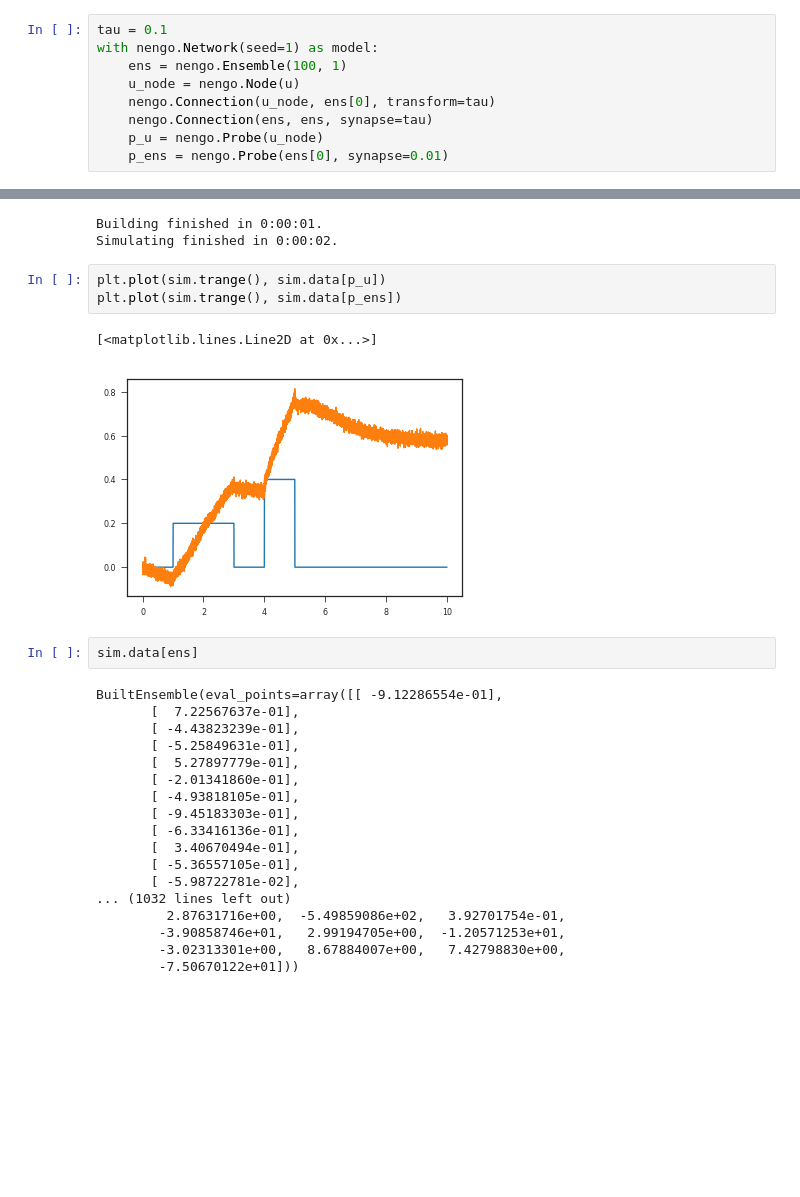
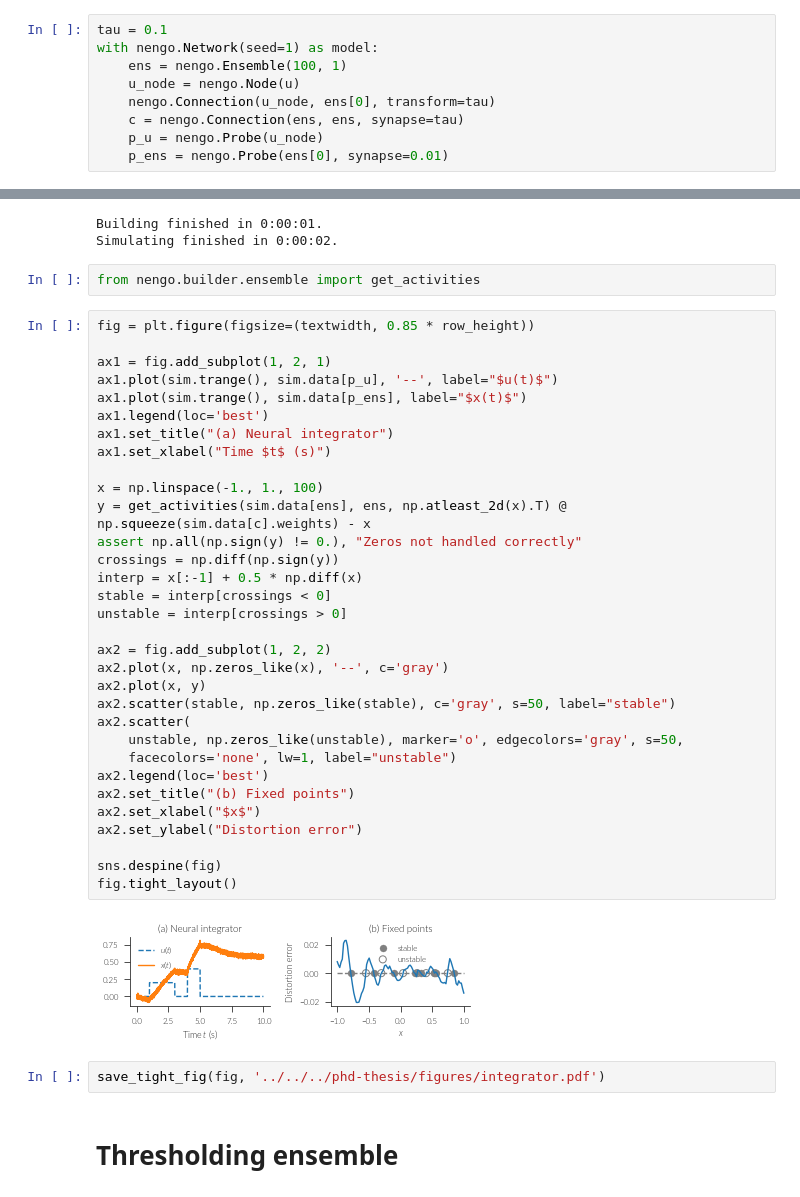
Before and after one commit to ctn-archive/cue-model, a Jupyter notebook: notebooks/PhD thesis plots/Basic networks.ipynb, the cells around one changed output, grey strips where cells are left out. Cells and saved outputs as stored; diff of their text form; blank space fills up the shorter version.

```diff
--- a/notebooks/PhD thesis plots/Basic networks.ipynb
+++ b/notebooks/PhD thesis plots/Basic networks.ipynb
@@ -99,7 +97,7 @@ with nengo.Network(seed=1) as model:
     ens = nengo.Ensemble(100, 1)
     u_node = nengo.Node(u)
     nengo.Connection(u_node, ens[0], transform=tau)
-    nengo.Connection(ens, ens, synapse=tau)
+    c = nengo.Connection(ens, ens, synapse=tau)
     p_u = nengo.Probe(u_node)
     p_ens = nengo.Probe(ens[0], synapse=0.01)
 # %%
@@ -108,29 +106,43 @@ with nengo.Simulator(model) as sim:
 # %% [output]
 Building finished in 0:00:01.
 Simulating finished in 0:00:02.
-# %%
-plt.plot(sim.trange(), sim.data[p_u])
-plt.plot(sim.trange(), sim.data[p_ens])
-# %% [output]
-[<matplotlib.lines.Line2D at 0x...>]
-[figure, removed]
-# %%
-sim.data[ens]
-# %% [output]
-BuiltEnsemble(eval_points=array([[ -9.12286554e-01],
-       [  7.22567637e-01],
-       [ -4.43823239e-01],
-       [ -5.25849631e-01],
-       [  5.27897779e-01],
-       [ -2.01341860e-01],
-       [ -4.93818105e-01],
-       [ -9.45183303e-01],
-       [ -6.33416136e-01],
-       [  3.40670494e-01],
-       [ -5.36557105e-01],
-       [ -5.98722781e-02],
-... (1032 lines left out)
-         2.87631716e+00,  -5.49859086e+02,   3.92701754e-01,
-        -3.90858746e+01,   2.99194705e+00,  -1.20571253e+01,
-        -3.02313301e+00,   8.67884007e+00,   7.42798830e+00,
-        -7.50670122e+01]))
+# %%
+from nengo.builder.ensemble import get_activities
+# %%
+fig = plt.figure(figsize=(textwidth, 0.85 * row_height))
+
+ax1 = fig.add_subplot(1, 2, 1)
+ax1.plot(sim.trange(), sim.data[p_u], '--', label="$u(t)$")
+ax1.plot(sim.trange(), sim.data[p_ens], label="$x(t)$")
+ax1.legend(loc='best')
+ax1.set_title("(a) Neural integrator")
+ax1.set_xlabel("Time $t$ (s)")
+
+x = np.linspace(-1., 1., 100)
+y = get_activities(sim.data[ens], ens, np.atleast_2d(x).T) @ np.squeeze(sim.data[c].weights) - x
+assert np.all(np.sign(y) != 0.), "Zeros not handled correctly"
+crossings = np.diff(np.sign(y))
+interp = x[:-1] + 0.5 * np.diff(x)
+stable = interp[crossings < 0]
+unstable = interp[crossings > 0]
+
+ax2 = fig.add_subplot(1, 2, 2)
+ax2.plot(x, np.zeros_like(x), '--', c='gray')
+ax2.plot(x, y)
+ax2.scatter(stable, np.zeros_like(stable), c='gray', s=50, label="stable")
+ax2.scatter(
+    unstable, np.zeros_like(unstable), marker='o', edgecolors='gray', s=50,
+    facecolors='none', lw=1, label="unstable")
+ax2.legend(loc='best')
+ax2.set_title("(b) Fixed points")
+ax2.set_xlabel("$x$")
+ax2.set_ylabel("Distortion error")
+
+sns.despine(fig)
+fig.tight_layout()
+# %% [output]
+[figure, added]
+# %%
+save_tight_fig(fig, '../../../phd-thesis/figures/integrator.pdf')
+# %% [markdown]
+# Thresholding ensemble
```
Also changed, not shown: parts of 11 cells of this notebook, 11 other files.
